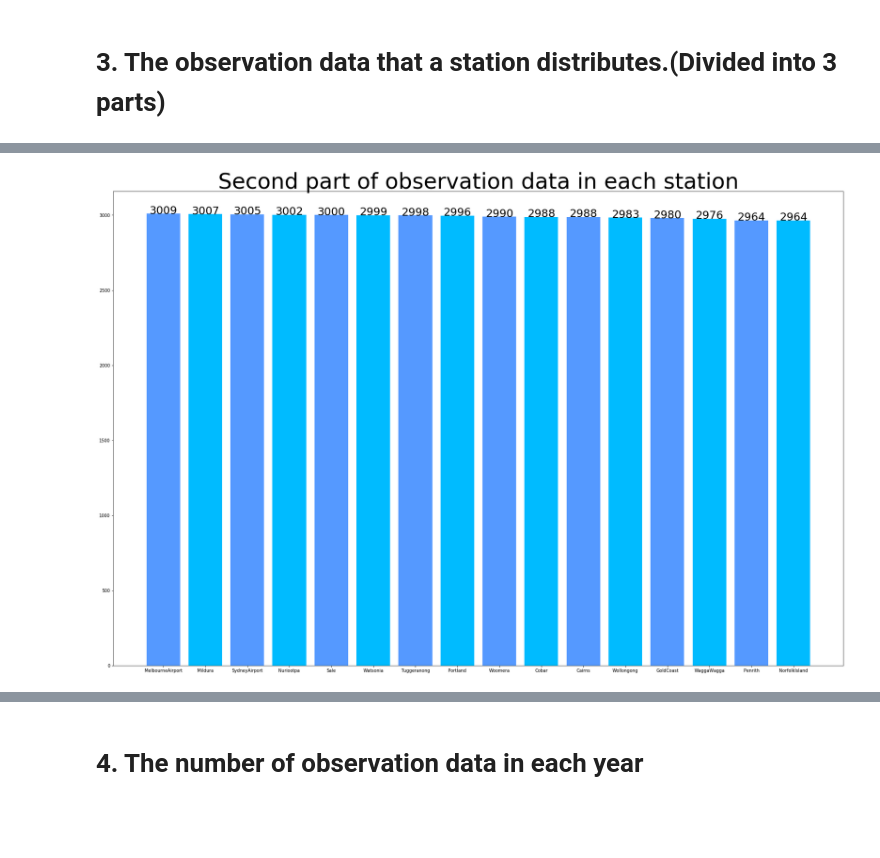
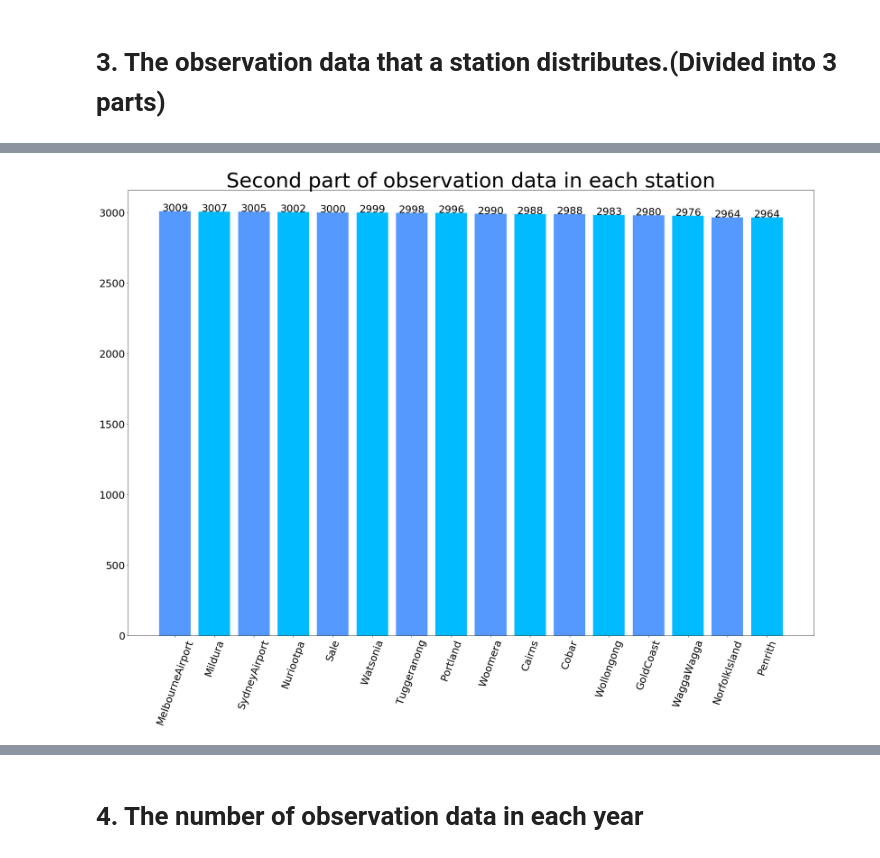
Before and after one commit to ChongMingWei/FUNDAMENTALS-OF-DATA-ANALYTICS-HW1, a Jupyter notebook: HW1-2.ipynb, the cells around one changed output, grey strips where cells are left out. Drawn from its saved outputs; the diff is of its cells as text; code cells hidden in the pictures; blank space fills up the shorter version.

```diff
--- a/HW1-2.ipynb
+++ b/HW1-2.ipynb
@@ -55,11 +57,13 @@ for a,b in zip(namepart1, numberpart1):
 # %%
 plt.figure(figsize = (30,20))
 plt.title('Second part of observation data in each station',fontsize = 50)
 plt.bar(namepart2, numberpart2, color=['#5599FF','#00BBFF'])
+plt.yticks(fontsize=25)
+plt.xticks(fontsize=25,rotation=70)
 for a,b in zip(namepart2, numberpart2):
     plt.text(a, b, str(b),ha='center',fontsize=25)
 # %% [output]
-[figure, old version]
+[figure, new version]
 # %%
 plt.figure(figsize = (30,20))
 plt.title('Third part of observation data in each station',fontsize = 50)
```
Also changed, not shown: parts of 6 cells of this notebook.
